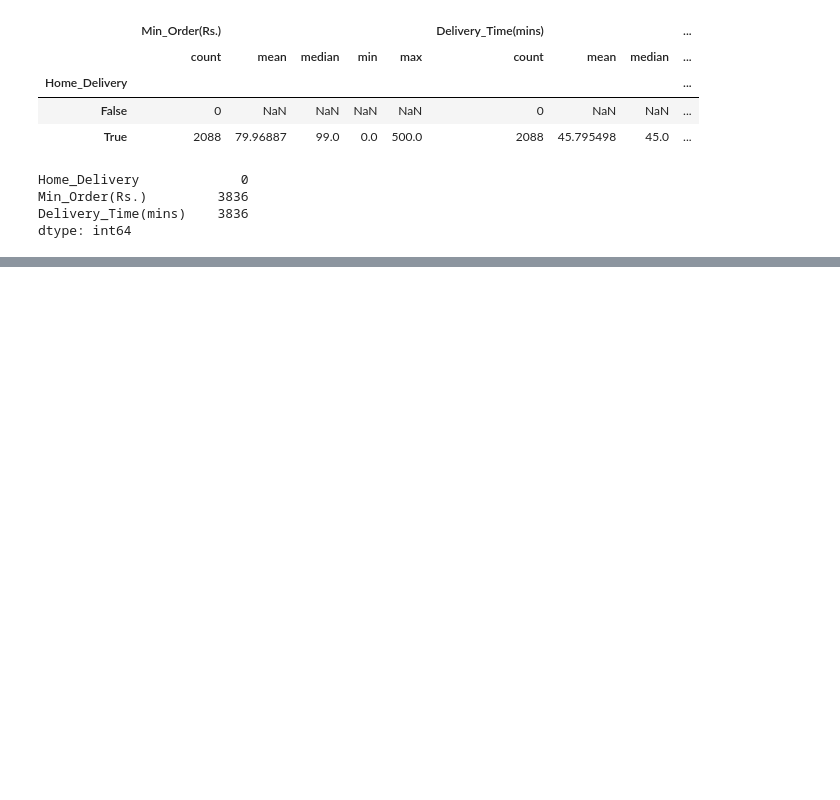
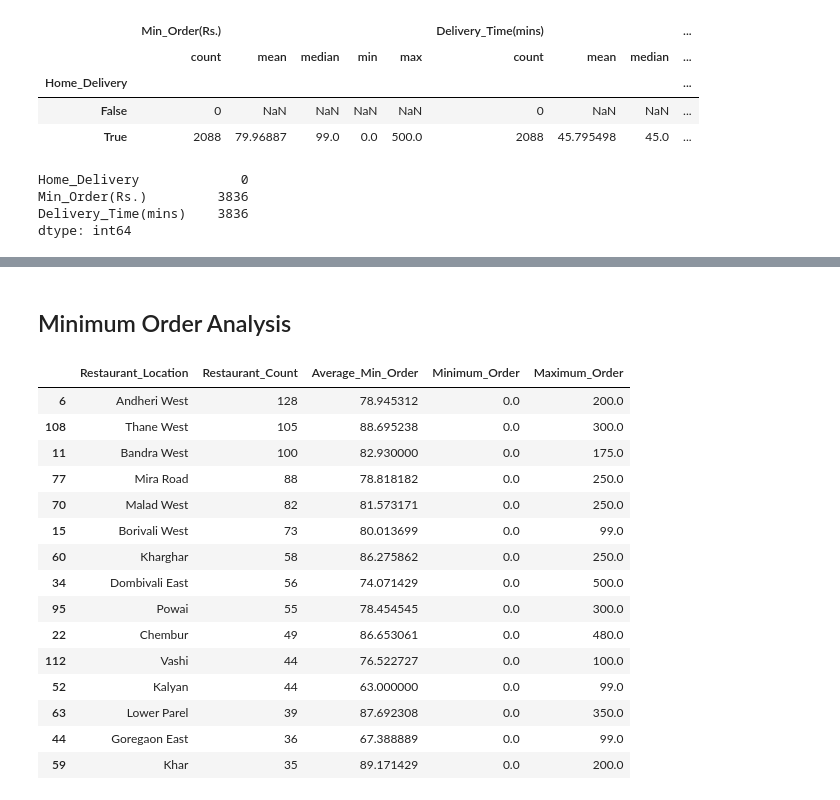
Before and after one commit to devika0624/mumbai-mmr-restaurant-market-intelligence, a Jupyter notebook: notebooks/02_mumbai_dataset_audit.ipynb, the cells around one changed output, grey strips where cells are left out. Cells and saved outputs as stored; diff of their text form; code cells hidden in the pictures; blank space fills up the shorter version.

```diff
--- a/notebooks/02_mumbai_dataset_audit.ipynb
+++ b/notebooks/02_mumbai_dataset_audit.ipynb
@@ -353,0 +591,19 @@ df_clean["Delivery_Time_Applicable"] = df_clean["Home_Delivery"]
+# %%
+# Popularity categories based on votes
+
+df_clean["Popularity_Category"] = pd.cut(
+    df_clean["Votes"],
+    bins=[-1, 50, 200, 500, float("inf")],
+    labels=["Low", "Moderate", "High", "Very High"]
+)
+
+popularity_summary = (
+    df_clean["Popularity_Category"]
+    .value_counts()
+    .sort_index()
+    .reset_index()
+)
+
+popularity_summary.columns = ["Popularity_Category", "Restaurant_Count"]
+
+popularity_summary
@@ -353,0 +955,36 @@ df_clean["Delivery_Time_Applicable"] = df_clean["Home_Delivery"]
+# %% [markdown]
+## Minimum Order Analysis
+# %%
+# Minimum order analysis
+
+minimum_order_summary = (
+    df_clean
+    .groupby("Restaurant_Location")
+    .agg(
+        Restaurant_Count=("Min_Order(Rs.)", "count"),
+        Average_Min_Order=("Min_Order(Rs.)", "mean"),
+        Minimum_Order=("Min_Order(Rs.)", "min"),
+        Maximum_Order=("Min_Order(Rs.)", "max")
+    )
+    .reset_index()
+    .sort_values("Restaurant_Count", ascending=False)
+)
+
+minimum_order_summary.head(15)
+# %% [output]
+|  | Restaurant_Location | Restaurant_Count | Average_Min_Order | Minimum_Order | Maximum_Order |
+| 6 | Andheri West | 128 | 78.945312 | 0.0 | 200.0 |
+| 108 | Thane West | 105 | 88.695238 | 0.0 | 300.0 |
+| 11 | Bandra West | 100 | 82.930000 | 0.0 | 175.0 |
+| 77 | Mira Road | 88 | 78.818182 | 0.0 | 250.0 |
+| 70 | Malad West | 82 | 81.573171 | 0.0 | 250.0 |
+| 15 | Borivali West | 73 | 80.013699 | 0.0 | 99.0 |
+| 60 | Kharghar | 58 | 86.275862 | 0.0 | 250.0 |
+| 34 | Dombivali East | 56 | 74.071429 | 0.0 | 500.0 |
+| 95 | Powai | 55 | 78.454545 | 0.0 | 300.0 |
+| 22 | Chembur | 49 | 86.653061 | 0.0 | 480.0 |
+| 112 | Vashi | 44 | 76.522727 | 0.0 | 100.0 |
+| 52 | Kalyan | 44 | 63.000000 | 0.0 | 99.0 |
+| 63 | Lower Parel | 39 | 87.692308 | 0.0 | 350.0 |
+| 44 | Goregaon East | 36 | 67.388889 | 0.0 | 99.0 |
+| 59 | Khar | 35 | 89.171429 | 0.0 | 200.0 |
```
Also changed, not shown: parts of 58 cells of this notebook.
